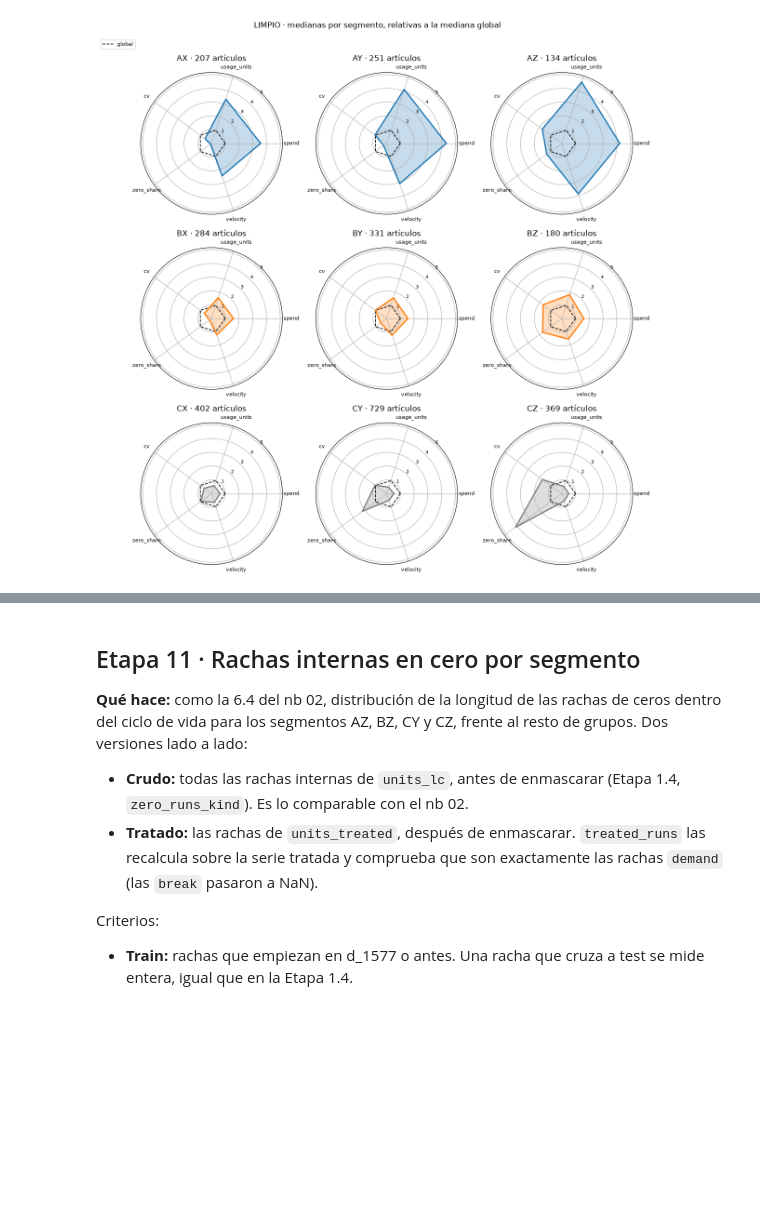
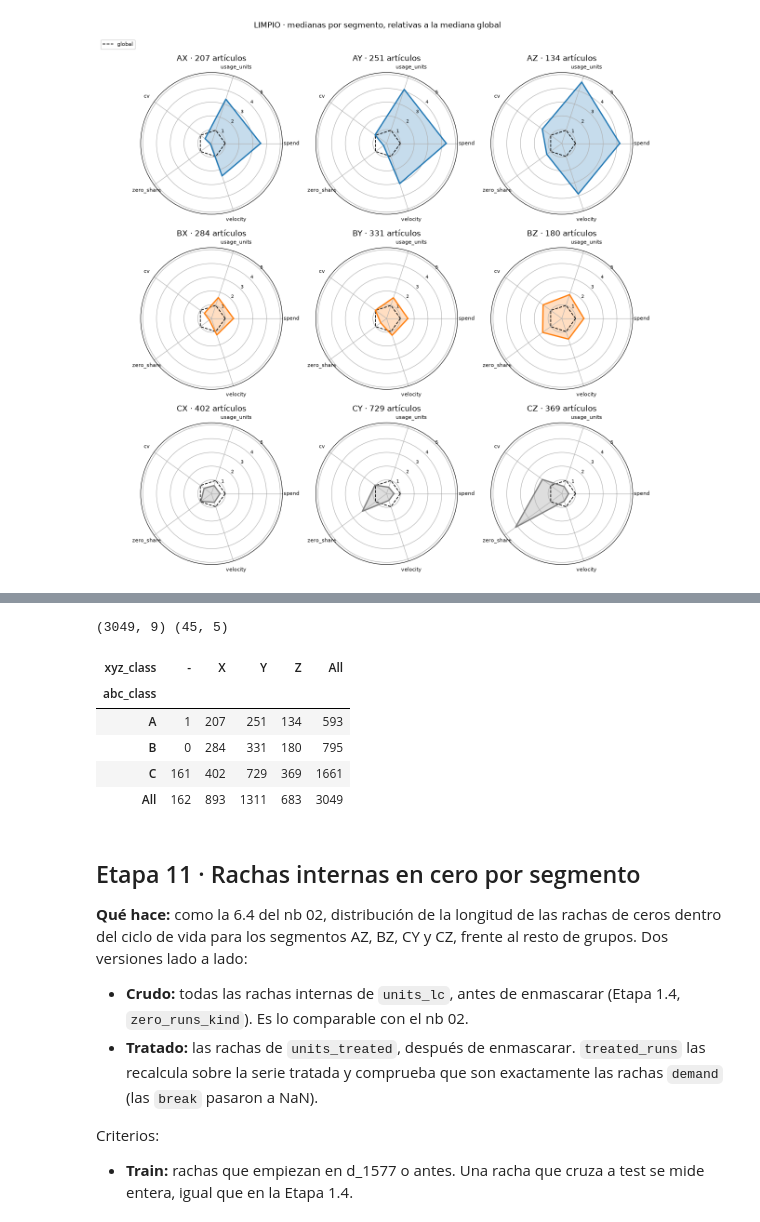
Before and after one commit to JoseSalas98/demand-forecasting-replenishment, a Jupyter notebook: notebooks/03_abc_xyz_train.ipynb, the cells around one changed output, grey strips where cells are left out. Saved outputs shown, nothing was run; the diff lists cells and outputs as text; code cells hidden in the pictures; blank space fills up the shorter version.

```diff
--- a/notebooks/03_abc_xyz_train.ipynb
+++ b/notebooks/03_abc_xyz_train.ipynb
@@ -2208,3 +2216,35 @@ plot_radars(radar_clean, items_rates_clean, "LIMPIO · medianas por segmento, re
+# %%
+from src.freeze import freeze, load_frozen
+
+# Matriz vigente de los 3.049 (incluye los sin clase XYZ con xyz_class "-"; el dashboard los excluye)
+seg_cols = ["item_id", "abc_class", "xyz_class", "group", "spend", "usage_units", "cv", "zero_share", "velocity"]
+segmentation_items = (items_rates_clean[seg_cols]
+                      .rename(columns={"group": "cell"})
+                      .assign(item_id=lambda d: d["item_id"].astype(str))
+                      .reset_index(drop=True))
+assert len(segmentation_items) == 3049 and segmentation_items["item_id"].is_unique
+
+# Perfiles del radar: mediana de la celda (cruda y ÷ mediana global), en formato largo
+raw_medians = items_rates_clean.groupby("group")[RADAR_AXES].median().reindex(radar_clean.index)
+radar_profiles = pd.concat({
+    "median_raw": raw_medians.stack(),
+    "median_norm": radar_clean.stack(),
+}, axis=1).rename_axis(["cell", "axis"]).reset_index()
+radar_profiles["global_median"] = radar_profiles["axis"].map(global_clean)
+assert np.allclose(radar_profiles["median_raw"] / radar_profiles["global_median"], radar_profiles["median_norm"])
+
+freeze(segmentation_items, "segmentation_items", "data/processed/segmentation_items.parquet", cfg)
+freeze(radar_profiles, "radar_profiles", "data/processed/radar_profiles.parquet", cfg)
+print(load_frozen("segmentation_items").shape, load_frozen("radar_profiles").shape)
+display(pd.crosstab(segmentation_items["abc_class"], segmentation_items["xyz_class"], margins=True))
+# %% [output]
+(3049, 9) (45, 5)
+| xyz_class | - | X | Y | Z | All |
+| abc_class |  |  |  |  |  |
+| A | 1 | 207 | 251 | 134 | 593 |
+| B | 0 | 284 | 331 | 180 | 795 |
+| C | 161 | 402 | 729 | 369 | 1661 |
+| All | 162 | 893 | 1311 | 683 | 3049 |
 # %% [markdown]
 ## Etapa 11 · Rachas internas en cero por segmento
 
```
Also changed, not shown: parts of 2 cells of this notebook.
